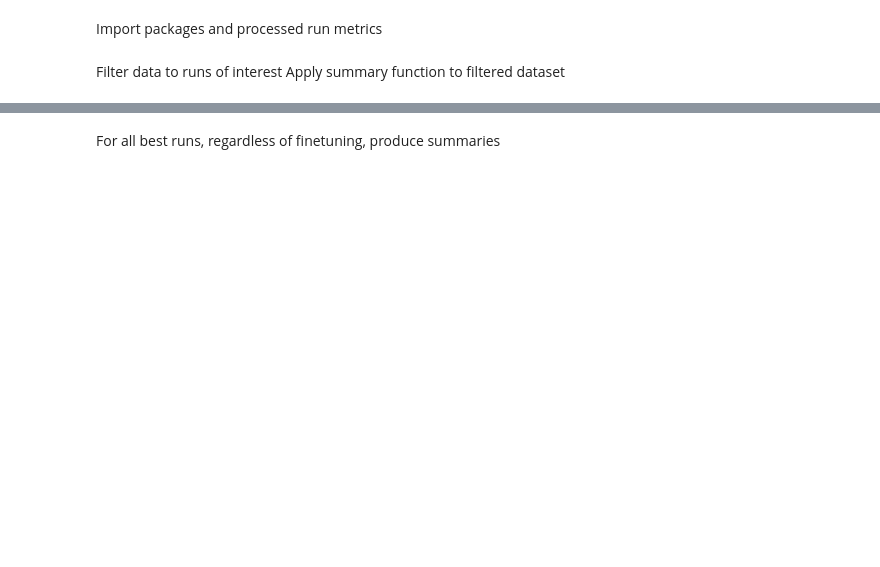
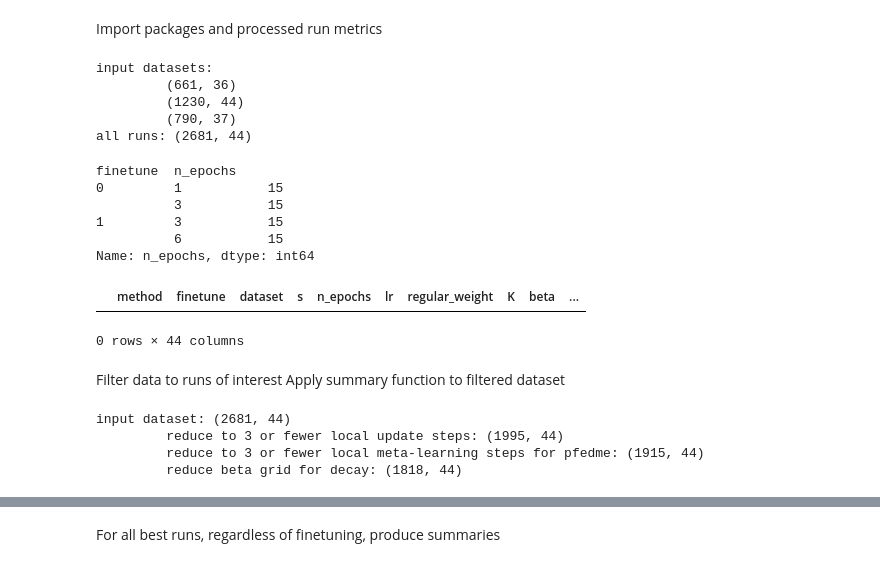
Before and after one commit to JoeLavond/FedDecay, a Jupyter notebook: custom/02_summarize_run_metrics.ipynb, the cells around one changed output, grey strips where cells are left out. Cells and saved outputs as stored; diff of their text form; code cells hidden in the pictures; blank space fills up the shorter version.

```diff
--- a/custom/02_summarize_run_metrics.ipynb
+++ b/custom/02_summarize_run_metrics.ipynb
@@ -11,7 +11,7 @@ import pandas as pd
 helper = __import__('00_helper')
 
 # control
-write_files = 1
+write_files = 0
 validation_metric = 'Results/val_acc'
 project_names = [
     'femnist--s02', 'sst2', 'pubmed'#,
@@ -38,6 +38,25 @@ cat_dataset_type = CategoricalDtype(
     ['femnist--s02', 'sst2', 'pubmed'],
     ordered=True
 )
+# %% [output]
+input datasets:
+         (661, 36)
+         (1230, 44)
+         (790, 37)
+all runs: (2681, 44)
+# %%
+temp = df.loc[
+    (df.method == 'fedavg')
+    & (df.dataset == 'sst2')
+    ]
+temp.groupby(by=['finetune', 'n_epochs'])['n_epochs'].count()
+# %% [output]
+finetune  n_epochs
+0         1           15
+          3           15
+1         3           15
+          6           15
+Name: n_epochs, dtype: int64
 # %%
 def df_to_latex(
     df,
@@ -82,34 +101,49 @@ def df_to_latex(
 
     else:
         return string_df
+# %%
+df.loc[
+    (df.dataset == 'sst2') &
+    (df.method == 'fedavg') &
+    (df.n_epochs == 1) &
+    (df.finetune == 1)
+]
+# %% [output]
+|  | method | finetune | dataset | s | n_epochs | lr | regular_weight | K | beta | ... |
+0 rows × 44 columns
 # %% [markdown]
 Filter data to runs of interest
 Apply summary function to filtered dataset
 # %%
-subset_df = df
+row_df = df
 print('input dataset:', df.shape)
 
 ## row (run) filtering
 # remove extra hyper-parameter searches
 
-subset_df = subset_df.loc[(subset_df.n_epochs < 6)]
-print('\t reduce to 3 or fewer local update steps:', subset_df.shape)
+row_df = row_df.loc[(row_df.n_epochs < 6)]
+print('\t reduce to 3 or fewer local update steps:', row_df.shape)
 
-subset_df = subset_df.loc[(subset_df.K < 6) | (subset_df.method != 'pfedme')]
-print('\t reduce to 3 or fewer local meta-learning steps for pfedme:', subset_df.shape)
+row_df = row_df.loc[(row_df.K < 6) | (row_df.method != 'pfedme')]
+print('\t reduce to 3 or fewer local meta-learning steps for pfedme:', row_df.shape)
 
-subset_df = subset_df.loc[((10 * subset_df.beta).astype('Int64') % 2 == 0) | (subset_df.method != 'exact')]
-print('\t reduce beta grid for decay:', subset_df.shape)
+row_df = row_df.loc[((10 * row_df.beta).astype('Int64') % 2 == 0) | (row_df.method != 'exact')]
+print('\t reduce beta grid for decay:', row_df.shape)
 
 ## column (metric) filtering
-subset_df = subset_df[[
-    name for name in subset_df.columns
+subset_df = row_df[[
+    name for name in row_df.columns
     if (
         not re.search('^sys', name)
         and not re.search('f1', name)
         and not re.search('loss', name)
     )
 ]]
+# %% [output]
+input dataset: (2681, 44)
+         reduce to 3 or fewer local update steps: (1995, 44)
+         reduce to 3 or fewer local meta-learning steps for pfedme: (1915, 44)
+         reduce beta grid for decay: (1818, 44)
 # %%
 ## get best runs for each group
 # regardless of finetuning
```
Also changed, not shown: parts of 15 cells of this notebook, 4 other files.
